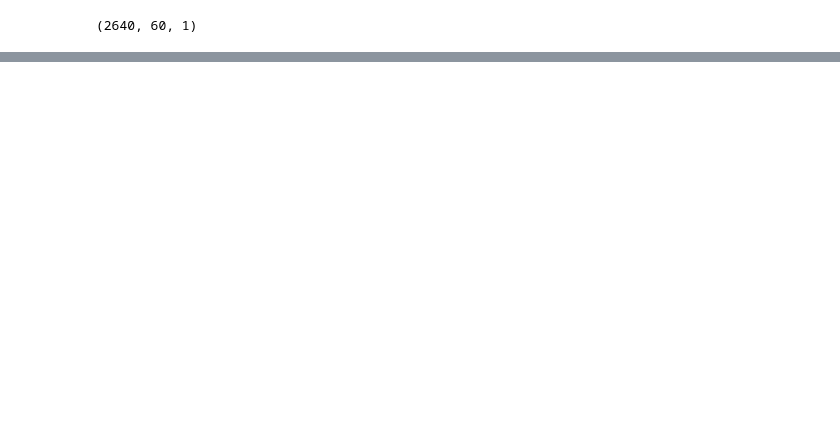
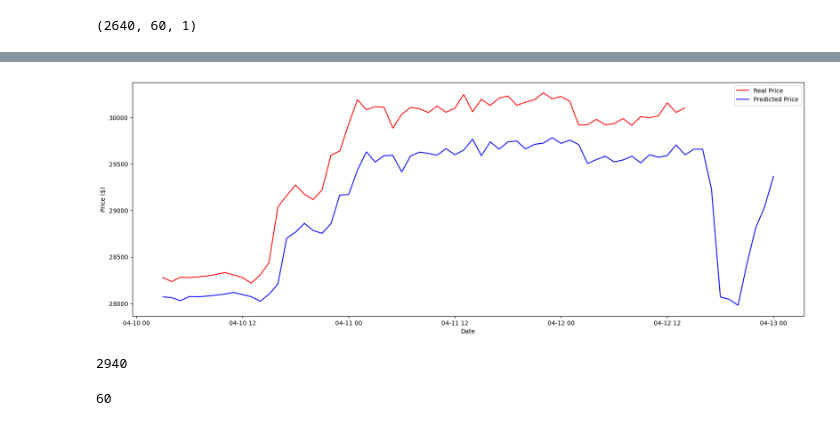
Before and after one commit to Ed-Tari/api_binance, a Jupyter notebook: apibin.ipynb, the cells around one changed output, grey strips where cells are left out. Saved outputs shown, nothing was run; the diff lists cells and outputs as text; code cells hidden in the pictures; blank space fills up the shorter version.

```diff
--- a/apibin.ipynb
+++ b/apibin.ipynb
@@ -71,0 +235,26 @@ model = Sequential()
+# %%
+pred_ = predict[-1].copy()
+prediction_full = []
+window = 60
+df_copy = df.iloc[:, 4:5][1:].values
+
+for j in range(10):
+    df_ = np.vstack((df_copy, pred_))
+    train_ = df_[:num_shape]
+    test_ = df_[num_shape:]
+
+    inputs_ = df_[df_.shape[0] - test_.shape[0] - window:]
+    inputs_ = inputs_.reshape(-1,1)
+    inputs_ = sc.transform(inputs_)
+
+    X_test_2 = []
+
+    for k in range(window, num_2):
+        X_test_3 = np.reshape(inputs_[k-window:k, 0], (window, 1))
+        X_test_2.append(X_test_3)
+
+    X_test_ = np.stack(X_test_2)
+    predict_ = model.predict(X_test_)
+    pred_ = sc.inverse_transform(predict_)
+    prediction_full.append(pred_[-1][0])
+    df_copy = df_[j:]
@@ -71,0 +272,19 @@ model = Sequential()
+# %%
+prediction_full_new = np.vstack((predict, np.array(prediction_full).reshape(-1,1)))
+# %%
+df_date = df[['kline_open_time']]
+for h in range(10):
+    df_date_add = pd.to_datetime(df_date['kline_open_time'].iloc[-1]) + timedelta(hours=1)
+    df_date_add = pd.DataFrame([df_date_add.strftime("%Y-%m-%d %H:%M:%S")], columns=['kline_open_time'])
+    df_date = pd.concat([df_date,df_date_add])
+df_date = df_date.reset_index(drop=True)
+# %%
+plt.figure(figsize=(20,7))
+plt.plot(df['kline_open_time'][num_shape:], df_volume[num_shape:], color = 'red', label = 'Real Price')
+plt.plot(df_date['kline_open_time'][-prediction_full_new.shape[0]:].values, prediction_full_new, color = 'blue', label = 'Predicted Price')
+plt.xlabel('Date')
+plt.ylabel('Price ($)')
+plt.legend()
+plt.show()
+# %% [output]
+[figure, added]
@@ -71,0 +369,11 @@ model = Sequential()
+# %%
+num_shape = 2940
+train = df.iloc[:num_shape,4:5].values
+len(train)
+# %% [output]
+2940
+# %%
+test = df.iloc[num_shape:,4:5].values
+len(test)
+# %% [output]
+60
```
Also changed, not shown: parts of 122 cells of this notebook.
